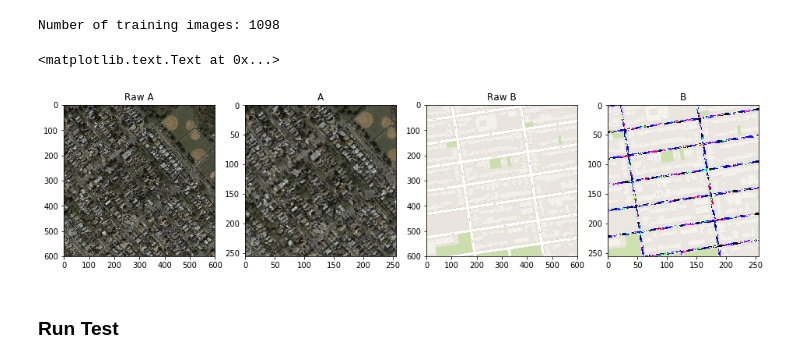
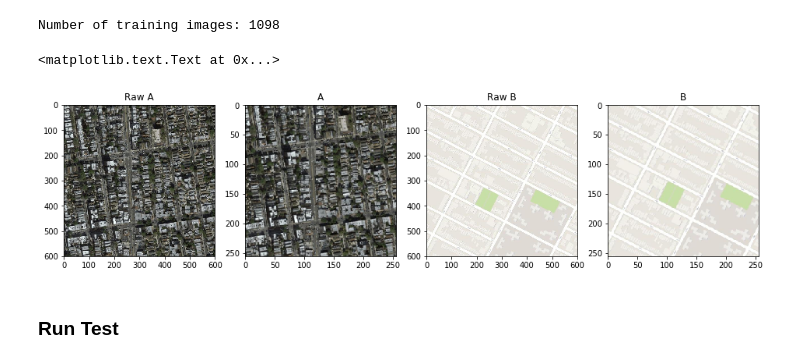
Before and after one commit to csgwon/pytorch-CycleGAN-and-pix2pix, a Jupyter notebook: CycleGAN-Generate.ipynb, the cells around one changed output. Drawn from its saved outputs; the diff is of its cells as text; code cells hidden in the pictures.

```diff
--- a/CycleGAN-Generate.ipynb
+++ b/CycleGAN-Generate.ipynb
@@ -331,29 +331,29 @@ Number of training images: 1098
 # %%
 %matplotlib inline
 import matplotlib.pyplot as plt
 
 def unnorm(x):
-    un_x = 255*(x*0.5-0.5)
+    un_x = 255*(x*0.5+0.5)
     return un_x.astype(np.uint8)
 
 # visualize to check images
 test_datum = next(iter(maps_dataloader))
 plt.figure(figsize=(16,4))
 plt.subplot(1,4,1)
 plt.imshow(test_datum['raw_A'][0].numpy())
 plt.title('Raw A')
 plt.subplot(1,4,2)
 plt.imshow(unnorm(test_datum['A'][0].numpy()).transpose(1,2,0))
 plt.title('A')
 plt.subplot(1,4,3)
 plt.imshow(test_datum['raw_B'][0].numpy())
 plt.title('Raw B')
 plt.subplot(1,4,4)
 plt.imshow(unnorm(test_datum['B'][0].numpy()).transpose(1,2,0))
 plt.title('B')
 # %% [output]
 <matplotlib.text.Text at 0x...>
-[figure, old version]
+[figure, new version]
 # %% [markdown]
 ### Run Test
 # %%
```
Also changed, not shown: parts of 1 cell of this notebook, 1 other file.
